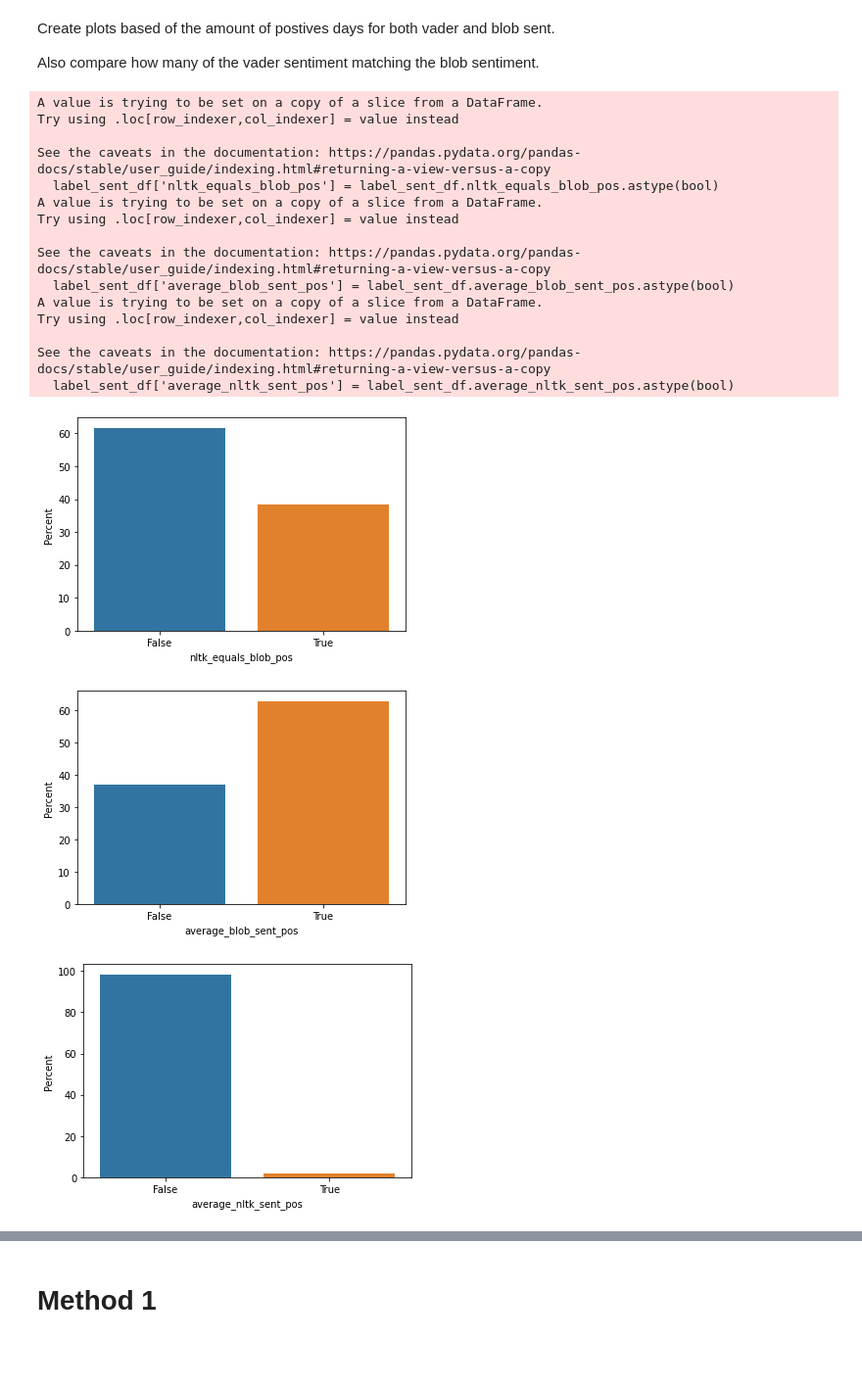
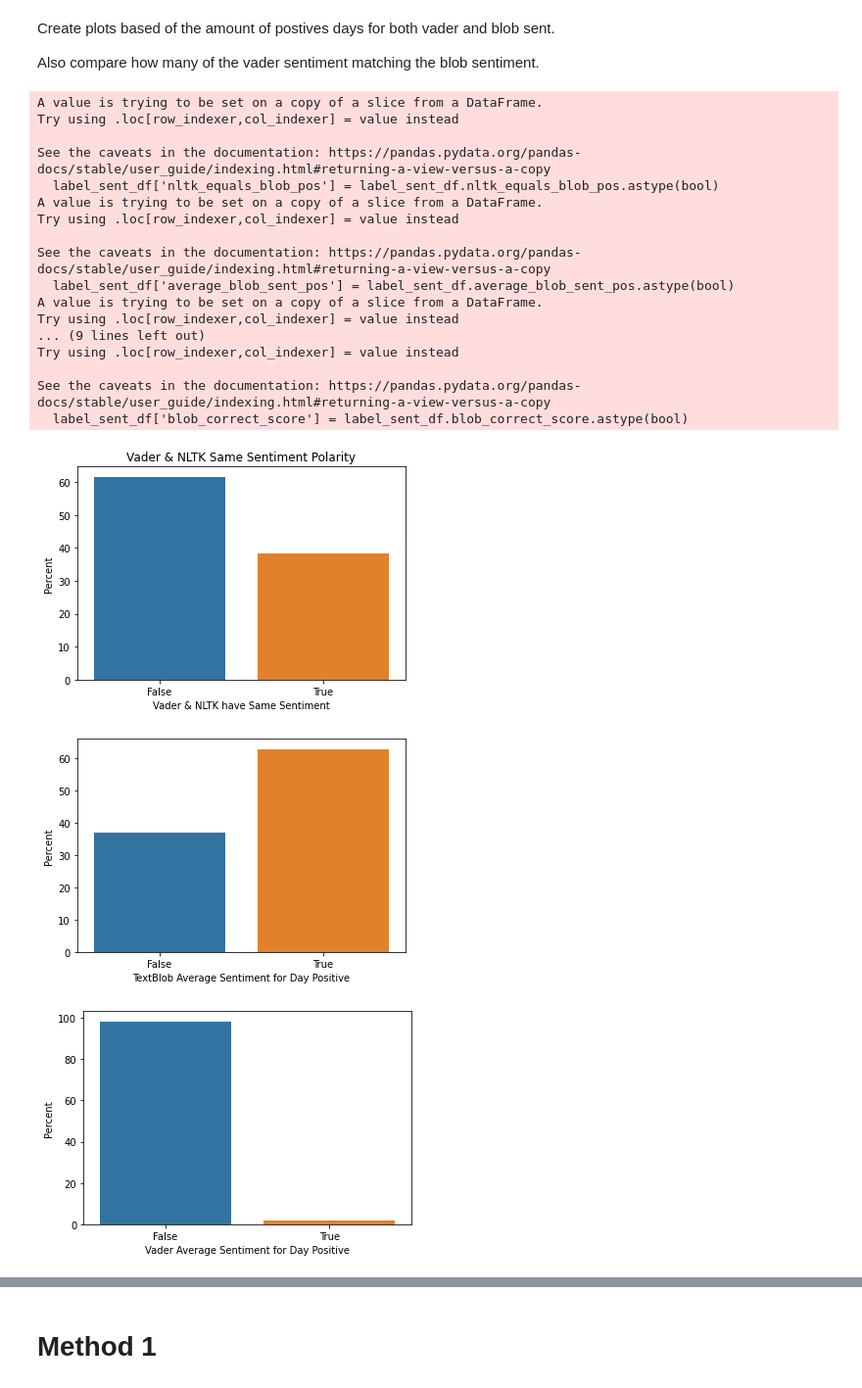
Before and after one commit to yuanfengli168/IMT575_DS, a Jupyter notebook: GroupAssignmentDraft.ipynb, the cells around one changed output, grey strips where cells are left out. Shown: that part at 98% size. Saved outputs shown, nothing was run; the diff lists cells and outputs as text; code cells hidden in the pictures; blank space fills up the shorter version.

Commit message:
updated sentiment visuals. Updated log regression and random forest code

```diff
--- a/GroupAssignmentDraft.ipynb
+++ b/GroupAssignmentDraft.ipynb
@@ -417,9 +417,10 @@ Get the average sentiment
 
 column_list_blob = []
 
-for i in range(1,22):
+for i in range(1,23):
+    #print(i,'i is')
     i_str = str(i)
-    Topic = ('Top'+i_str)
+    Topic = ('Top'+i_str) # 'Top' + 1 = 'Top1'
     Topic_sent_blob = (Topic + '_sent_' 'blob')
     topic_list = text_sent("blob",merged_data_sent[Topic])
     merged_data_sent[Topic_sent_blob] = topic_list
@@ -435,7 +436,7 @@ merged_data_sent["average_blob_sent"] = merged_data_sent_sum_blob / 22
 
 column_list_nltk = []
 
-for i in range(1,22):
+for i in range(1,23):
     i_str = str(i)
     Topic = ('Top'+i_str)
     Topic_sent_nltk = (Topic + '_sent_' 'NLTK')
@@ -611,71 +645,61 @@ import matplotlib.pyplot as plt
 label_sent_df['nltk_equals_blob_pos'] = label_sent_df.nltk_equals_blob_pos.astype(bool)
 label_sent_df['average_blob_sent_pos'] = label_sent_df.average_blob_sent_pos.astype(bool)
 label_sent_df['average_nltk_sent_pos'] = label_sent_df.average_nltk_sent_pos.astype(bool)
+label_sent_df['nltk_correct_score'] = label_sent_df.nltk_correct_score.astype(bool)
+label_sent_df['blob_correct_score'] = label_sent_df.blob_correct_score.astype(bool)
 
 
 percentage = lambda i: len(i) / float(len(x)) * 100
 
 x= label_sent_df['nltk_equals_blob_pos']
 ax = sns.barplot(x=x, y=x,  estimator=percentage)
-ax.set(ylabel="Percent")
+ax.set(ylabel="Percent", xlabel = 'Vader & NLTK have Same Sentiment', title = 'Vader & NLTK Same Sentiment Polarity')
 plt.show()
 
 
 percentage = lambda i: len(i) / float(len(x)) * 100
 
 x= label_sent_df['average_blob_sent_pos']
 ax = sns.barplot(x=x, y=x,  estimator=percentage)
-ax.set(ylabel="Percent")
+ax.set(ylabel="Percent", xlabel = 'TextBlob Average Sentiment for Day Positive')
 plt.show()
 
 
 percentage = lambda i: len(i) / float(len(x)) * 100
 
 x= label_sent_df['average_nltk_sent_pos']
 ax = sns.barplot(x=x, y=x,  estimator=percentage)
-ax.set(ylabel="Percent")
+ax.set(ylabel="Percent", xlabel = 'Vader Average Sentiment for Day Positive')
 plt.show()
 
 
+x= label_sent_df['nltk_correct_score']
+ax = sns.barplot(x=x, y=x,  estimator=percentage)
+ax.set(ylabel="Percent", xlabel = 'Vader Score Matches Label Score')
+plt.show()
 
-
-#backup
-
-
-#ax = (label_sent_df['average_nltk_sent_pos'].value_counts(normalize=True, sort=False)*100).plot.bar()
-# ax.set(ylabel="Percent")
-# plt.show()
-
-# ax = (label_sent_df['average_blob_sent_pos'].value_counts(normalize=True, sort=False)*100).plot.bar()
-# ax.set(ylabel="Percent")
-# plt.show()
-
-# ax = (label_sent_df['nltk_equals_blob_pos'].value_counts(normalize=True, sort=False)*100).plot.bar()
-# ax.set(ylabel="Percent")
-# plt.show()
-
-# sns.countplot(data = label_sent_df, x = "average_blob_sent_pos")
-# plt.show()
-# sns.countplot(data = label_sent_df, x = "average_nltk_sent_pos")
-# plt.show()
-# sns.countplot(data = label_sent_df, x = "nltk_equals_blob_pos")
-# plt.show()
+x= label_sent_df['blob_correct_score']
+ax = sns.barplot(x=x, y=x,  estimator=percentage)
+ax.set(ylabel="Percent", xlabel = 'NLTK Score Matches Label Score')
+plt.show()
 # %% [output]
 A value is trying to be set on a copy of a slice from a DataFrame.
 Try using .loc[row_indexer,col_indexer] = value instead
 
 See the caveats in the documentation: https://pandas.pydata.org/pandas-docs/stable/user_guide/indexing.html#returning-a-view-versus-a-copy
   label_sent_df['nltk_equals_blob_pos'] = label_sent_df.nltk_equals_blob_pos.astype(bool)
 A value is trying to be set on a copy of a slice from a DataFrame.
 Try using .loc[row_indexer,col_indexer] = value instead
 
 See the caveats in the documentation: https://pandas.pydata.org/pandas-docs/stable/user_guide/indexing.html#returning-a-view-versus-a-copy
   label_sent_df['average_blob_sent_pos'] = label_sent_df.average_blob_sent_pos.astype(bool)
 A value is trying to be set on a copy of a slice from a DataFrame.
 Try using .loc[row_indexer,col_indexer] = value instead
+... (9 lines left out)
+Try using .loc[row_indexer,col_indexer] = value instead
 
 See the caveats in the documentation: https://pandas.pydata.org/pandas-docs/stable/user_guide/indexing.html#returning-a-view-versus-a-copy
-  label_sent_df['average_nltk_sent_pos'] = label_sent_df.average_nltk_sent_pos.astype(bool)
+  label_sent_df['blob_correct_score'] = label_sent_df.blob_correct_score.astype(bool)
-[figure, old version]
+[figure, new version]
-[figure, old version]
+[figure, new version]
-[figure, old version]
+[figure, new version]
```
Also changed, not shown: parts of 20 cells of this notebook.
